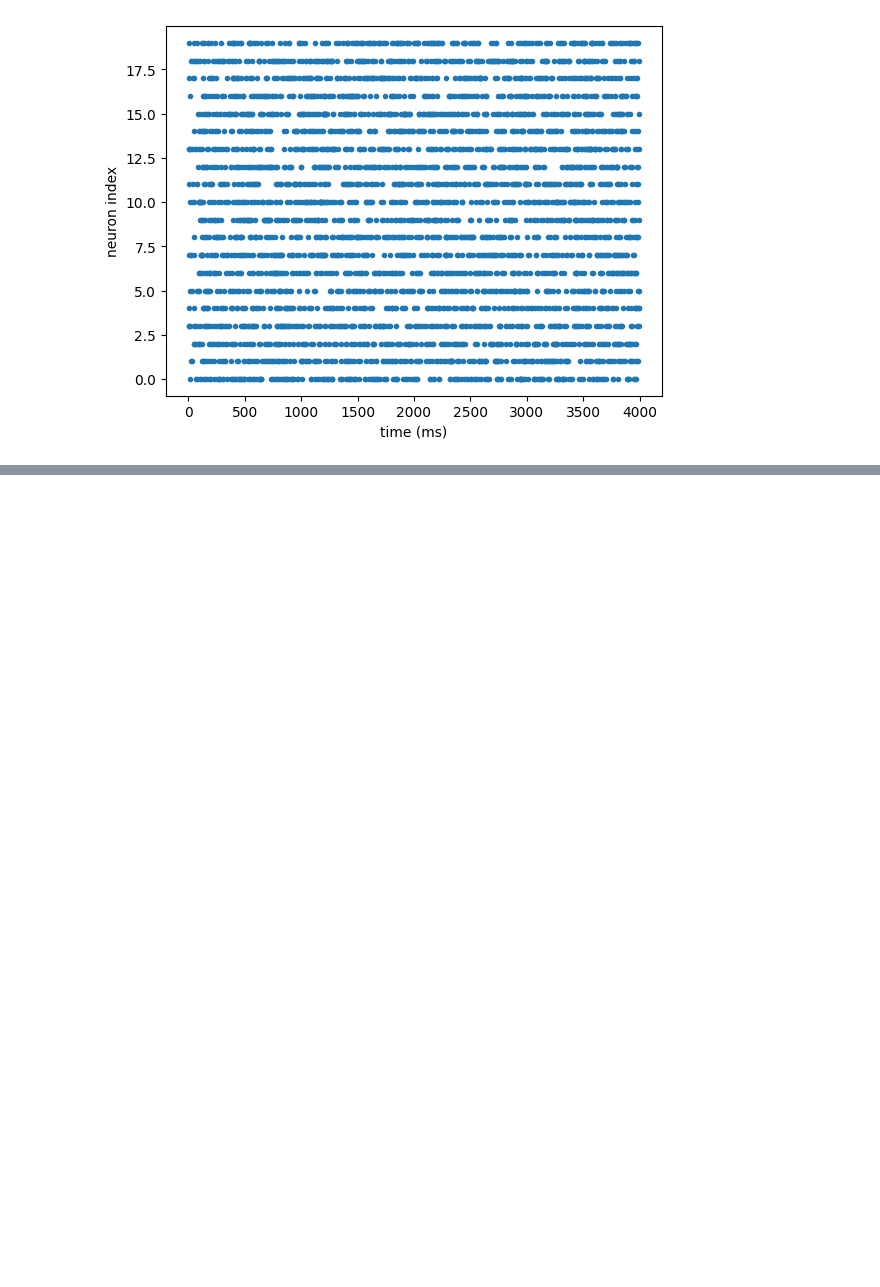
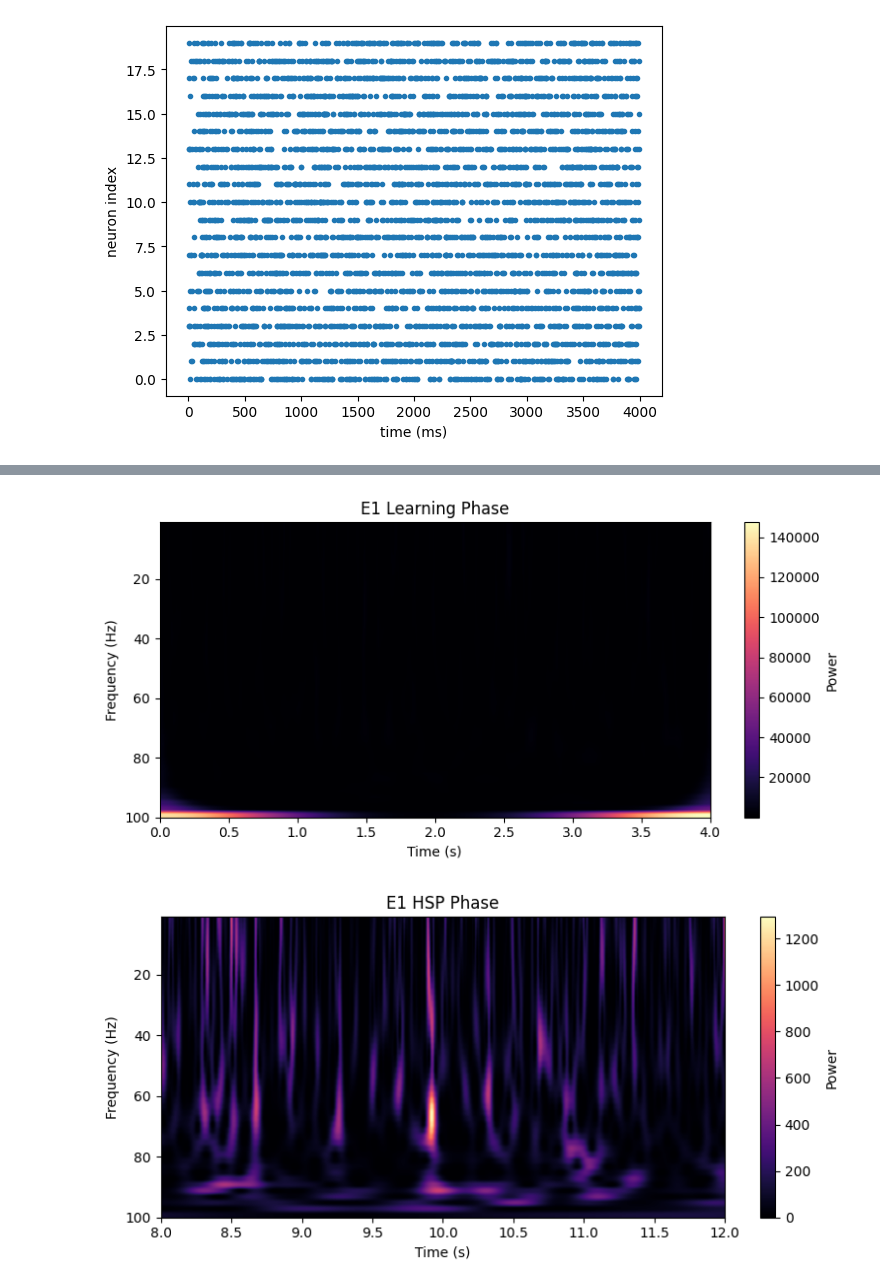
Before and after one commit to DumoulinVincent/epilepsy, a Jupyter notebook: training_STDP_then_HSP.ipynb, the cells around one changed output, grey strips where cells are left out. Saved outputs shown, nothing was run; the diff lists cells and outputs as text; code cells hidden in the pictures; blank space fills up the shorter version.

```diff
--- a/training_STDP_then_HSP.ipynb
+++ b/training_STDP_then_HSP.ipynb
@@ -522,0 +1679,25 @@ brian_plot(sp_pattern_input)
+# %%
+def plot_wavelet_phase_segment(cwt_matrix, time_axis, start_s, end_s, title):
+    idx_start = np.searchsorted(time_axis, start_s)
+    idx_end = np.searchsorted(time_axis, end_s)
+
+    plt.figure(figsize=(8, 4))
+    plt.imshow(np.abs(cwt_matrix[:, idx_start:idx_end])**2,
+               aspect='auto',
+               extent=[start_s, end_s, max_freq, min_freq],
+               cmap='magma', origin='lower')
+    plt.title(title)
+    plt.xlabel('Time (s)')
+    plt.ylabel('Frequency (Hz)')
+    plt.colorbar(label='Power')
+    plt.tight_layout()
+    plt.show()
+
+# Plot learning phase (0–4s)
+plot_wavelet_phase_segment(cwt_E1, time_axis, 0, 4, 'E1 Learning Phase')
+
+# Plot HSP phase (4–12s)
+plot_wavelet_phase_segment(cwt_E1, time_axis, 8, 12, 'E1 HSP Phase')
+# %% [output]
+[figure, added]
+[figure, added]
```
Also changed, not shown: parts of 5 cells of this notebook, 2 other files.
